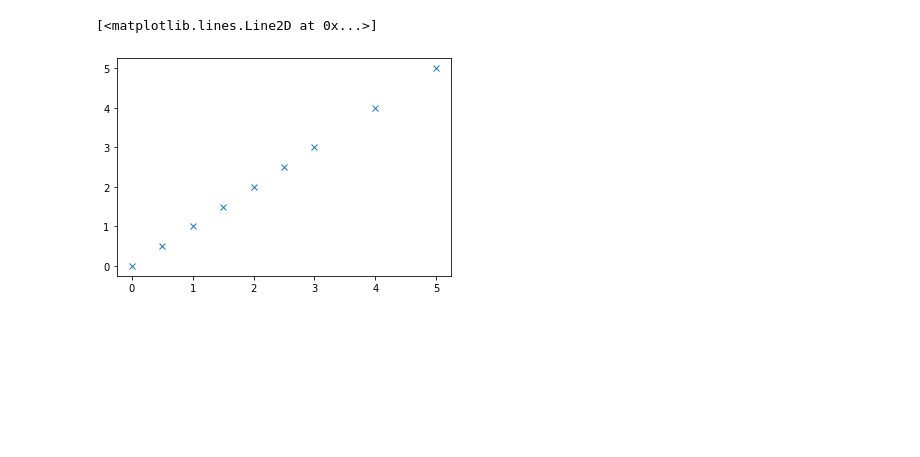
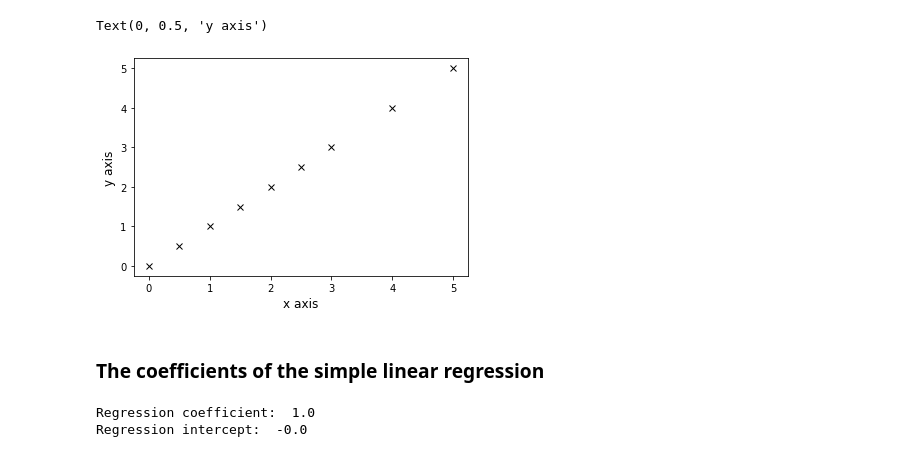
Before and after one commit to A2Zntu/ML_HW, a Jupyter notebook: Lab3/GradientDescent_Lab3.ipynb, the cells around one changed output. Cells and saved outputs as stored; diff of their text form; code cells hidden in the pictures; blank space fills up the shorter version.

```diff
--- a/Lab3/GradientDescent_Lab3.ipynb
+++ b/Lab3/GradientDescent_Lab3.ipynb
@@ -11,7 +10,18 @@ thetaHist=np.empty([10, 2])
 # %%
 # Plot training set
-fig = plt.figure(1)  # An empty figure with no axes
-plt.plot(x, y, 'x')
+fig = plt.figure(1)
+plt.plot(x, y, 'x', markersize=6, color = 'black')
+plt.xlabel('x axis',fontsize=12)
+plt.ylabel('y axis',fontsize=12)
 # %% [output]
-[<matplotlib.lines.Line2D at 0x...>]
+Text(0, 0.5, 'y axis')
-[figure, old version]
+[figure, new version]
+# %% [markdown]
+### The coefficients of the simple linear regression
+# %%
+reg = LinearRegression().fit(x[:,np.newaxis], y)
+print("Regression coefficient: ", round(reg.coef_[0], 3))
+print("Regression intercept: ", round(reg.intercept_, 3))
+# %% [output]
+Regression coefficient:  1.0
+Regression intercept:  -0.0
```
Also changed, not shown: parts of 13 cells of this notebook, 1 other file.
